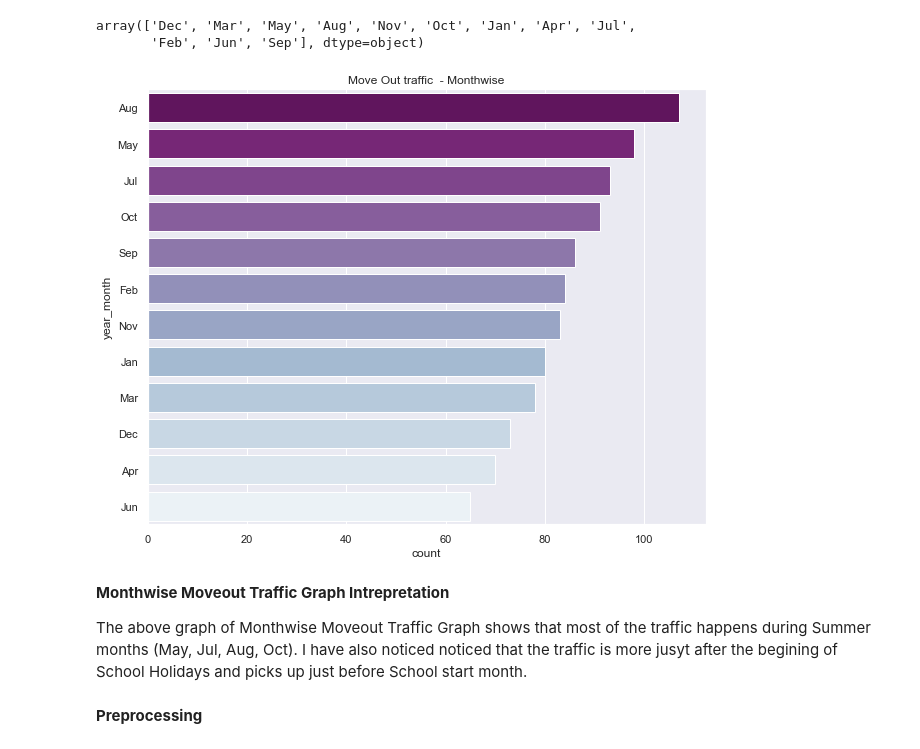
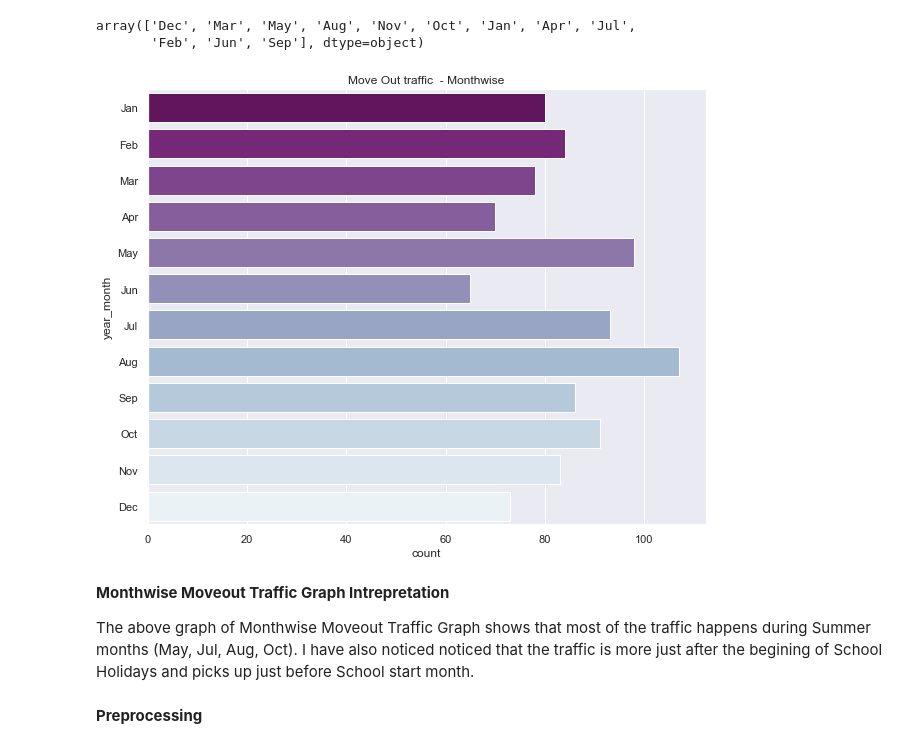
Before and after one commit to kraja27/TeantChurnModel, a Jupyter notebook: code/Capstone_Modeling.ipynb, the cells around one changed output. Cells and saved outputs as stored; diff of their text form; code cells hidden in the pictures.

```diff
--- a/code/Capstone_Modeling.ipynb
+++ b/code/Capstone_Modeling.ipynb
@@ -154,2 +122,0 @@ Index(['Unit', 'TCode', 'Rent', 'Base', 'Criteria', 'Grace_Period',
-# %%
-combined_df = combined_df.dropna(how='all', axis=0)
@@ -249,8 +205,3 @@ for i in columns:
-# %%
-# Correcting the Data types from string to float in df_past
-columns=['Rent', 'Legal_Rent']
-for i in columns:
-    df_past[i]=df_past[i].str.replace(',', '').astype(float)
 # %%
 combined_df.isnull().sum().sum()
 # %% [output]
@@ -432,21 +387,24 @@ df_past['year_month'].unique()
 # %% [output]
 array(['Dec', 'Mar', 'May', 'Aug', 'Nov', 'Oct', 'Jan', 'Apr', 'Jul',
        'Feb', 'Jun', 'Sep'], dtype=object)
+# %%
+month_order = ['Jan', 'Feb','Mar','Apr', 'May', 'Jun', 'Jul', 'Aug','Sep', 'Oct', 'Nov', 'Dec']
 # %%
 #Move Out traffic - Month wise
 plt.figure(figsize=(10,8))
 sns.set_style('darkgrid')
 plt.title('Move Out traffic  - Monthwise')
 sns.countplot(data=df_past,
               y='year_month',
-              order = df_past['year_month'].value_counts().index,
+              order = month_order,
+              #order = df_past['year_month'].value_counts().index,
               palette="BuPu_r");
 # %% [output]
-[figure, old version]
+[figure, new version]
 # %% [markdown]
 __Monthwise Moveout Traffic Graph Intrepretation__
 
-The above graph of Monthwise Moveout Traffic Graph shows that most of the traffic happens during   Summer months (May, Jul, Aug, Oct). I have also noticed noticed that the traffic is more jusyt after the begining of School Holidays and picks up just before School start month.
+The above graph of Monthwise Moveout Traffic Graph shows that most of the traffic happens during   Summer months (May, Jul, Aug, Oct). I have also noticed noticed that the traffic is more just after the begining of School Holidays and picks up just before School start month.
 # %%
 filtered_df = df_past[df_past['Move_Out'].notnull()]
 # %%
```
Also changed, not shown: parts of 44 cells of this notebook, 4 other files.
